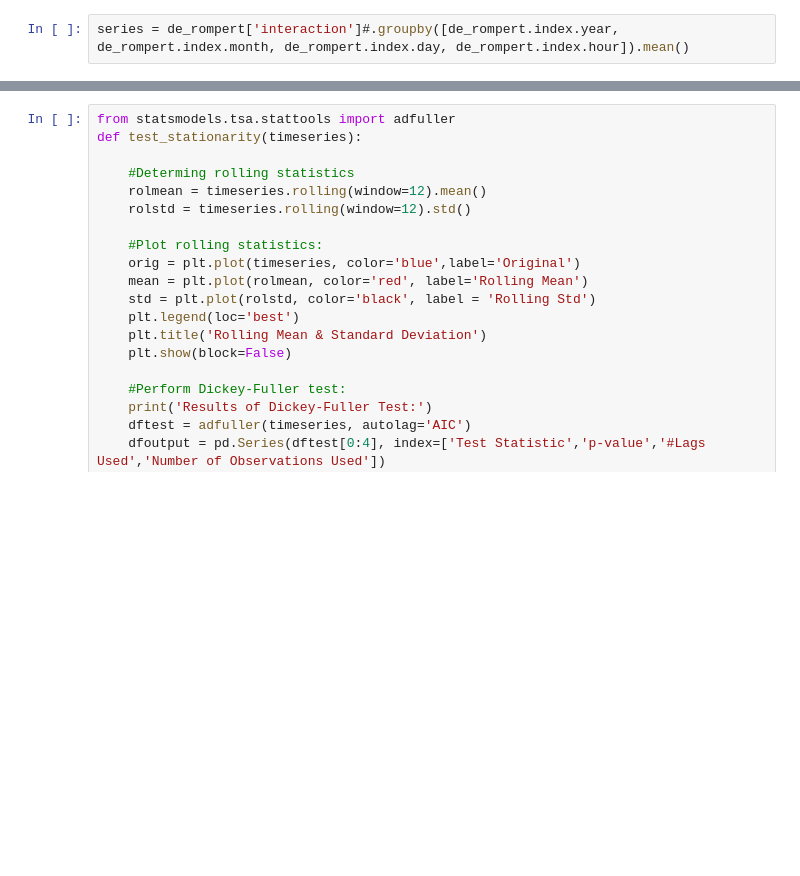
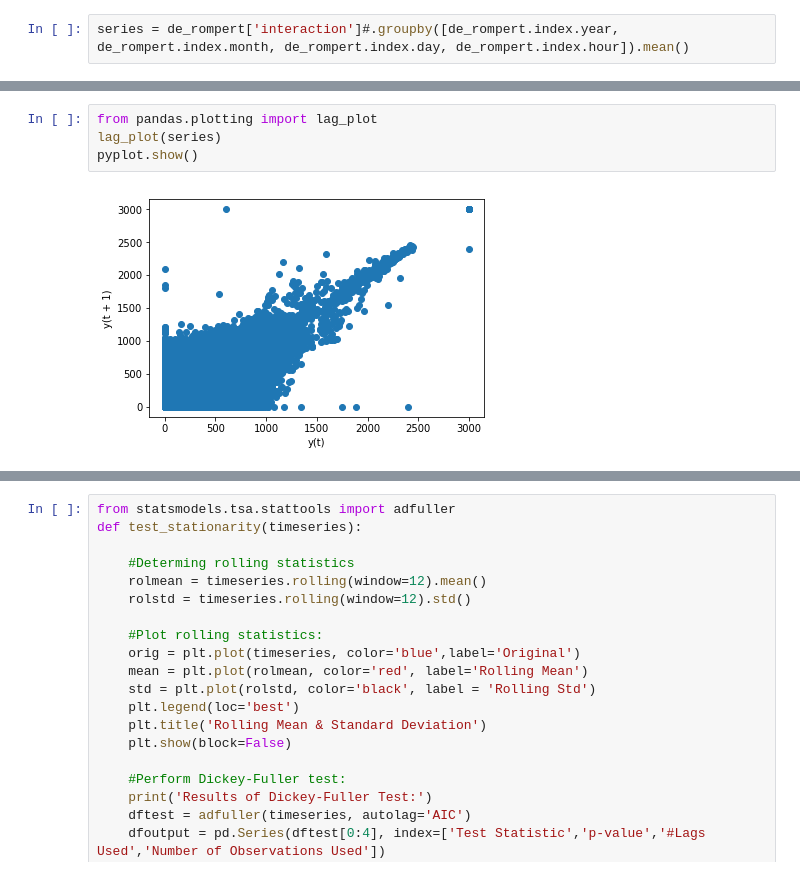
Before and after one commit to Trezorro/waterschap-datachallenge, a Jupyter notebook: Flow analysis 24-09.ipynb, the cells around one changed output, grey strips where cells are left out. Cells and saved outputs as stored; diff of their text form; blank space fills up the shorter version.

```diff
--- a/Flow analysis 24-09.ipynb
+++ b/Flow analysis 24-09.ipynb
@@ -220,3 +214,9 @@ pyplot.show()
+# %%
+from pandas.plotting import lag_plot
+lag_plot(series)
+pyplot.show()
+# %% [output]
+[figure, added]
 # %%
 from statsmodels.tsa.arima_model import ARMAResults
 print(ARMAResults.summary())
```
Also changed, not shown: parts of 12 cells of this notebook.
